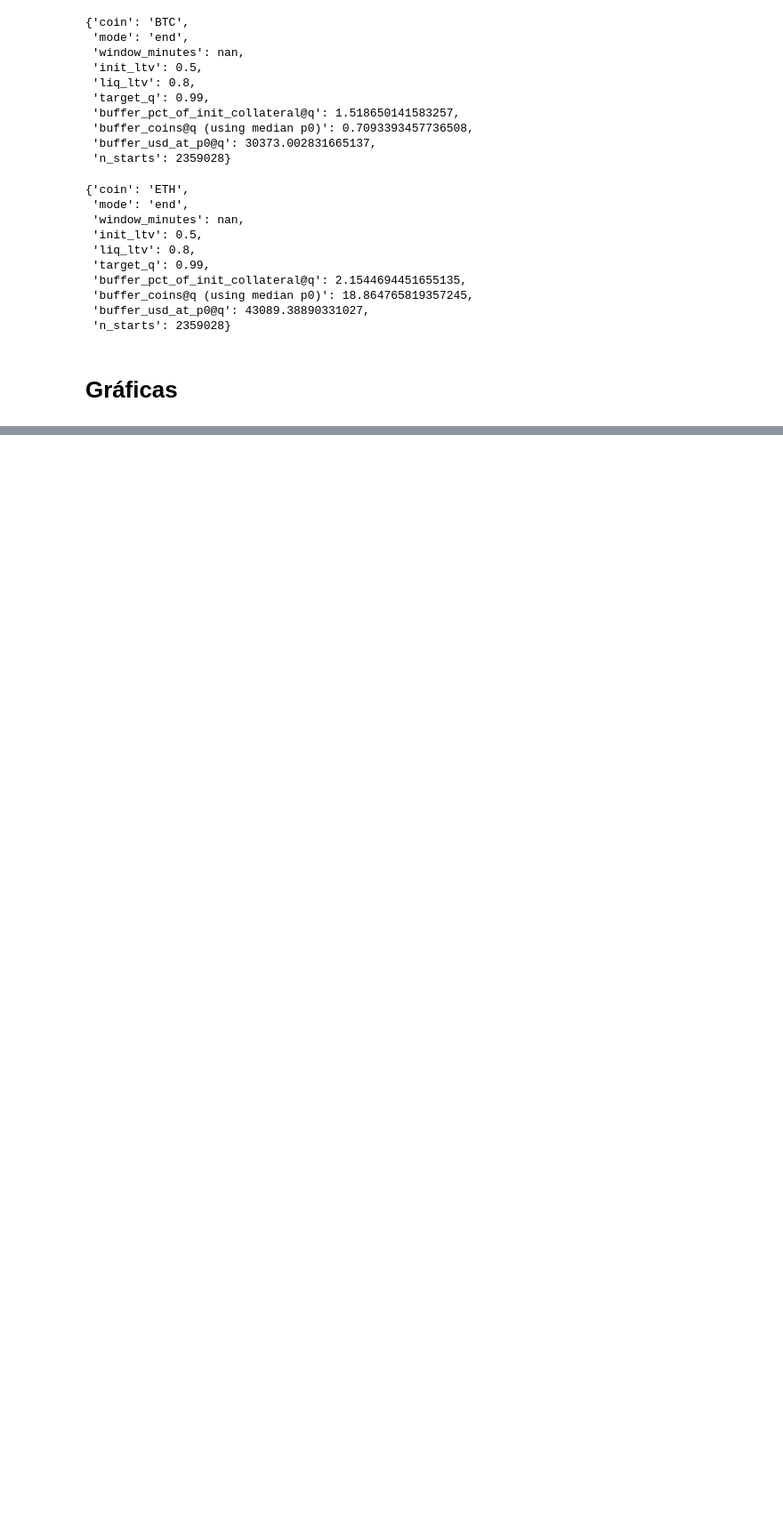
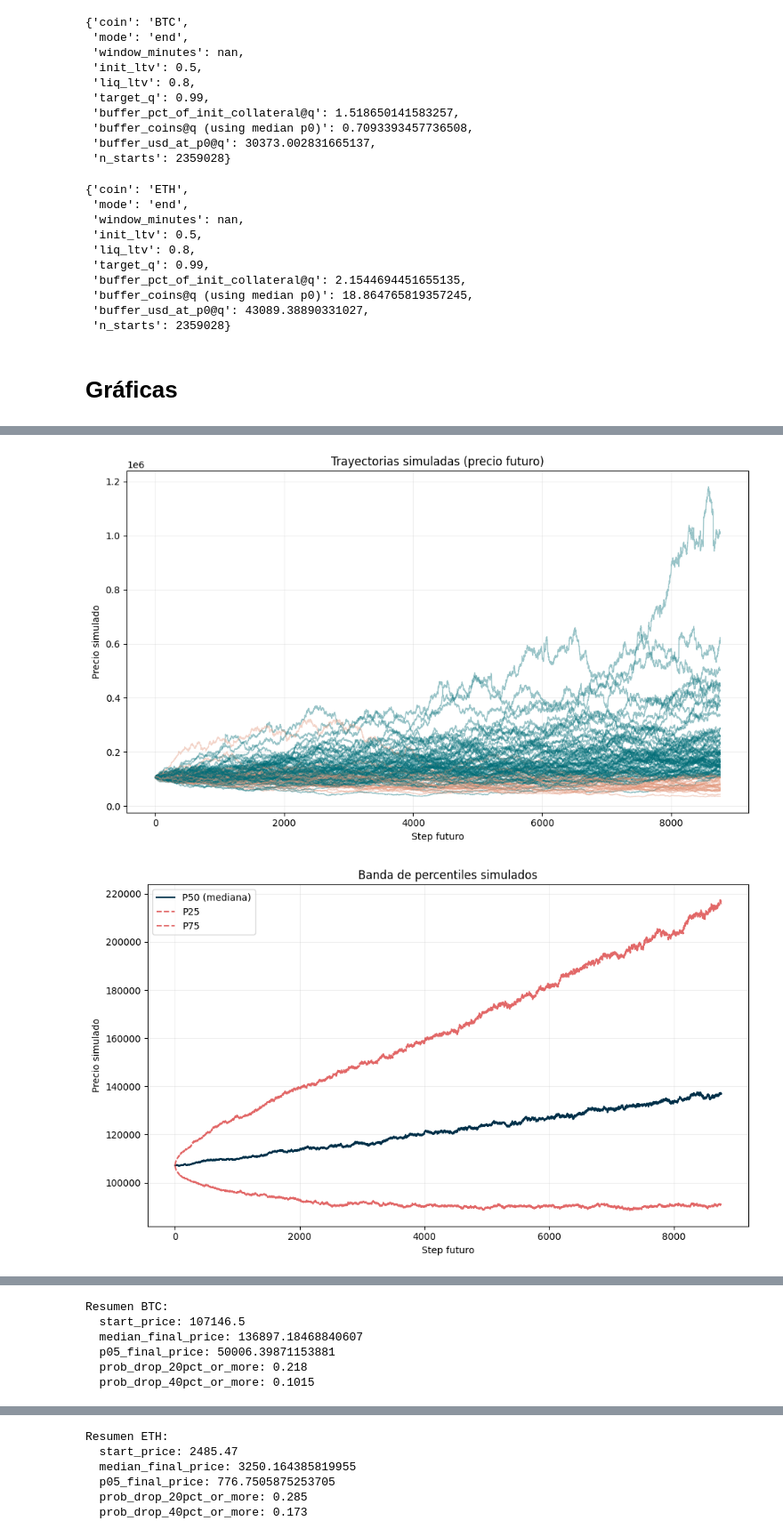
Before and after one commit to Buebito/Tesis-CBLS, a Jupyter notebook: bolsa_volatilidad/volatilidad.ipynb, the cells around one changed output, grey strips where cells are left out. Shown at 89% size. Drawn from its saved outputs; the diff is of its cells as text; code cells hidden in the pictures; blank space fills up the shorter version.

```diff
--- a/bolsa_volatilidad/volatilidad.ipynb
+++ b/bolsa_volatilidad/volatilidad.ipynb
@@ -252,0 +440,30 @@ print(df_marks.to_string(index=False))
+# %%
+btc_paths, btc_summary = run_future_price_simulation(
+    csv_path="../data/processed/historic_prices.csv",
+    asset_col="BTC",
+    horizon_days=365,
+    n_sims=2000,
+    resample_rule="1H",    # puedes cambiar a None para minuto a minuto
+    do_plots=True,
+)
+
+print("Resumen BTC:")
+for k, v in btc_summary.items():
+    print(f"  {k}: {v}")
+
+# Ejemplo rápido para ETH (mismo proceso):
+eth_paths, eth_summary = run_future_price_simulation(
+    csv_path="../data/processed/historic_prices.csv",
+    asset_col="ETH",
+    horizon_days=365,
+    n_sims=2000,
+    resample_rule="1H",
+    do_plots=True,
+)
+
+print("Resumen ETH:")
+for k, v in eth_summary.items():
+    print(f"  {k}: {v}")
+# %% [output]
+[figure, added]
+[figure, added]
@@ -252,0 +471,6 @@ print(df_marks.to_string(index=False))
+Resumen BTC:
+  start_price: 107146.5
+  median_final_price: 136897.18468840607
+  p05_final_price: 50006.39871153881
+  prob_drop_20pct_or_more: 0.218
+  prob_drop_40pct_or_more: 0.1015
@@ -252,0 +480,6 @@ print(df_marks.to_string(index=False))
+Resumen ETH:
+  start_price: 2485.47
+  median_final_price: 3250.164385819955
+  p05_final_price: 776.7505875253705
+  prob_drop_20pct_or_more: 0.285
+  prob_drop_40pct_or_more: 0.173
```
Also changed, not shown: parts of 31 cells of this notebook, 10 other files.
